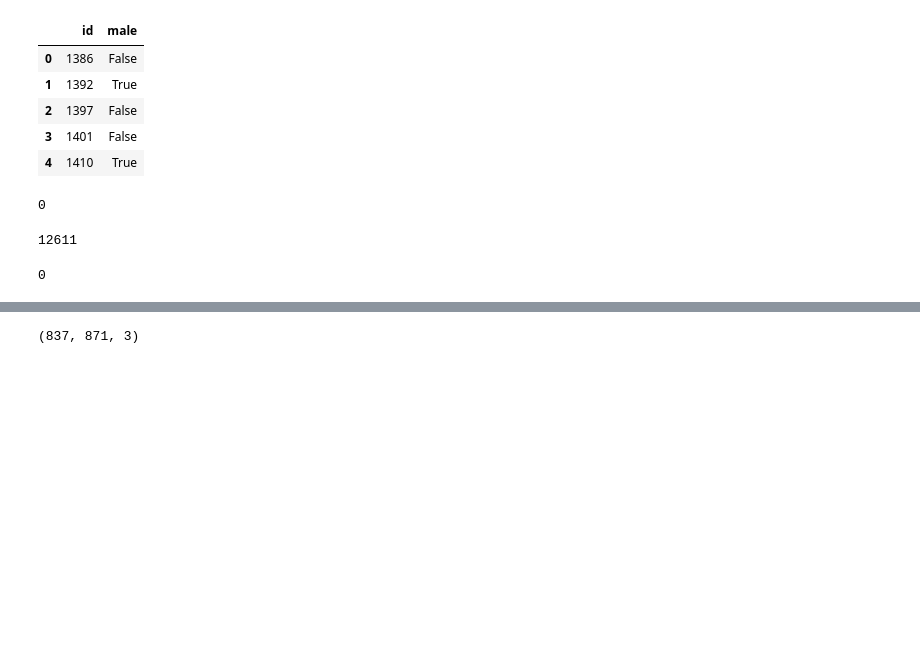
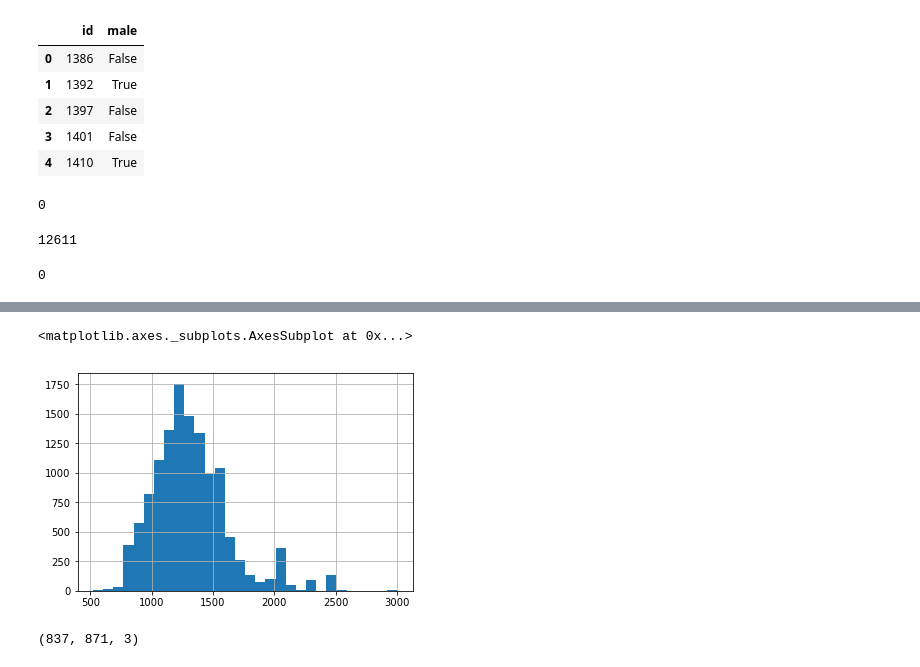
Before and after one commit to alxndrkalinin/boneage, a Jupyter notebook: notebooks/eda.ipynb, the cells around one changed output, grey strips where cells are left out. Drawn from its saved outputs; the diff is of its cells as text; code cells hidden in the pictures; blank space fills up the shorter version.

```diff
--- a/notebooks/eda.ipynb
+++ b/notebooks/eda.ipynb
@@ -135,5 +181,8 @@ train['x'].hist()
 # %%
-train['y'].hist()
+train['y'].hist(bins=30)
+# %% [output]
+<matplotlib.axes._subplots.AxesSubplot at 0x...>
+[figure, added]
 # %%
 img = cv2.imread(os.path.join('../data/boneage-training-dataset/', str(train[train['boneage']==10]['id'].values[0]) + '.png'))
 img.shape
```
Also changed, not shown: parts of 12 cells of this notebook.
